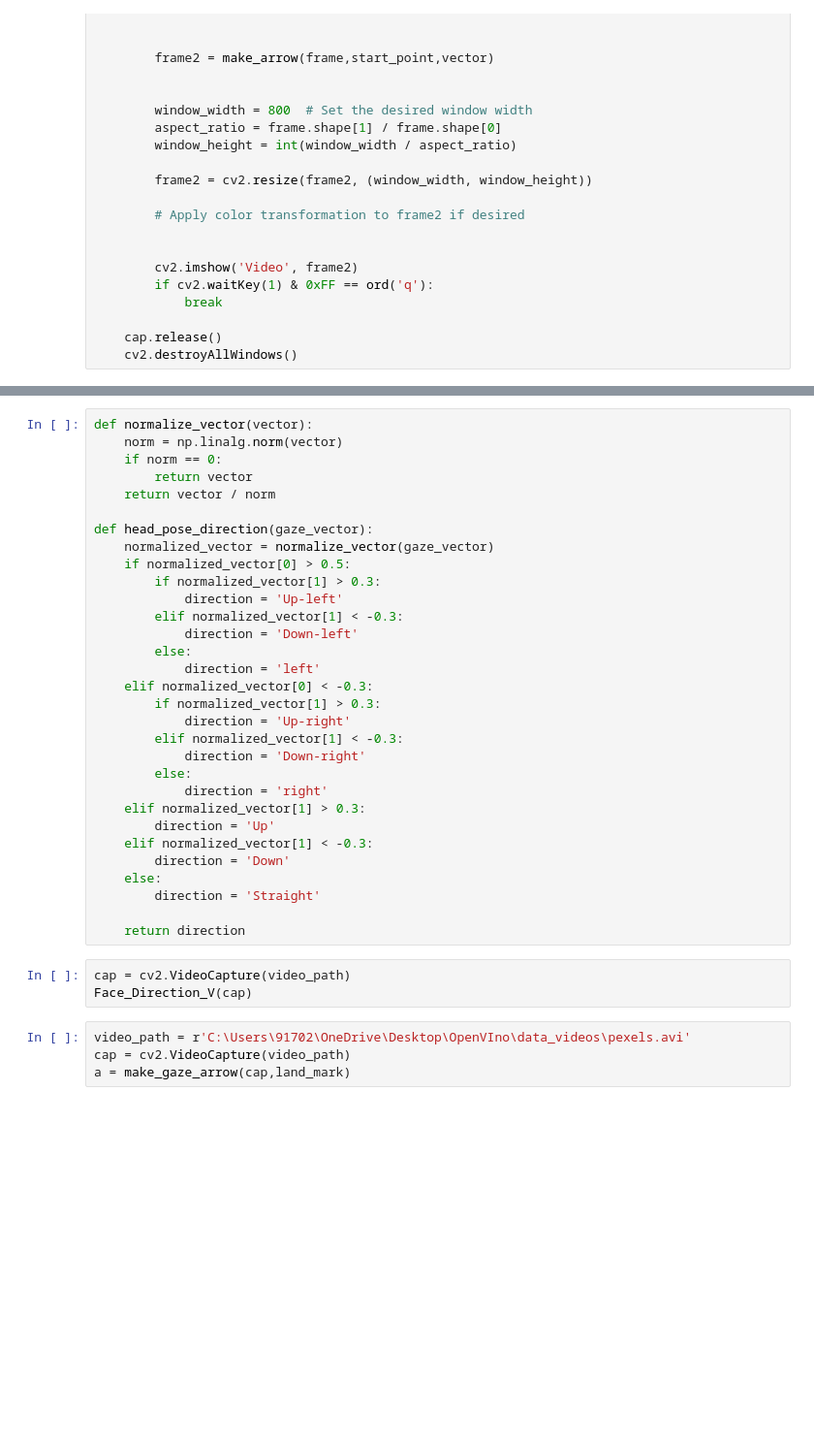
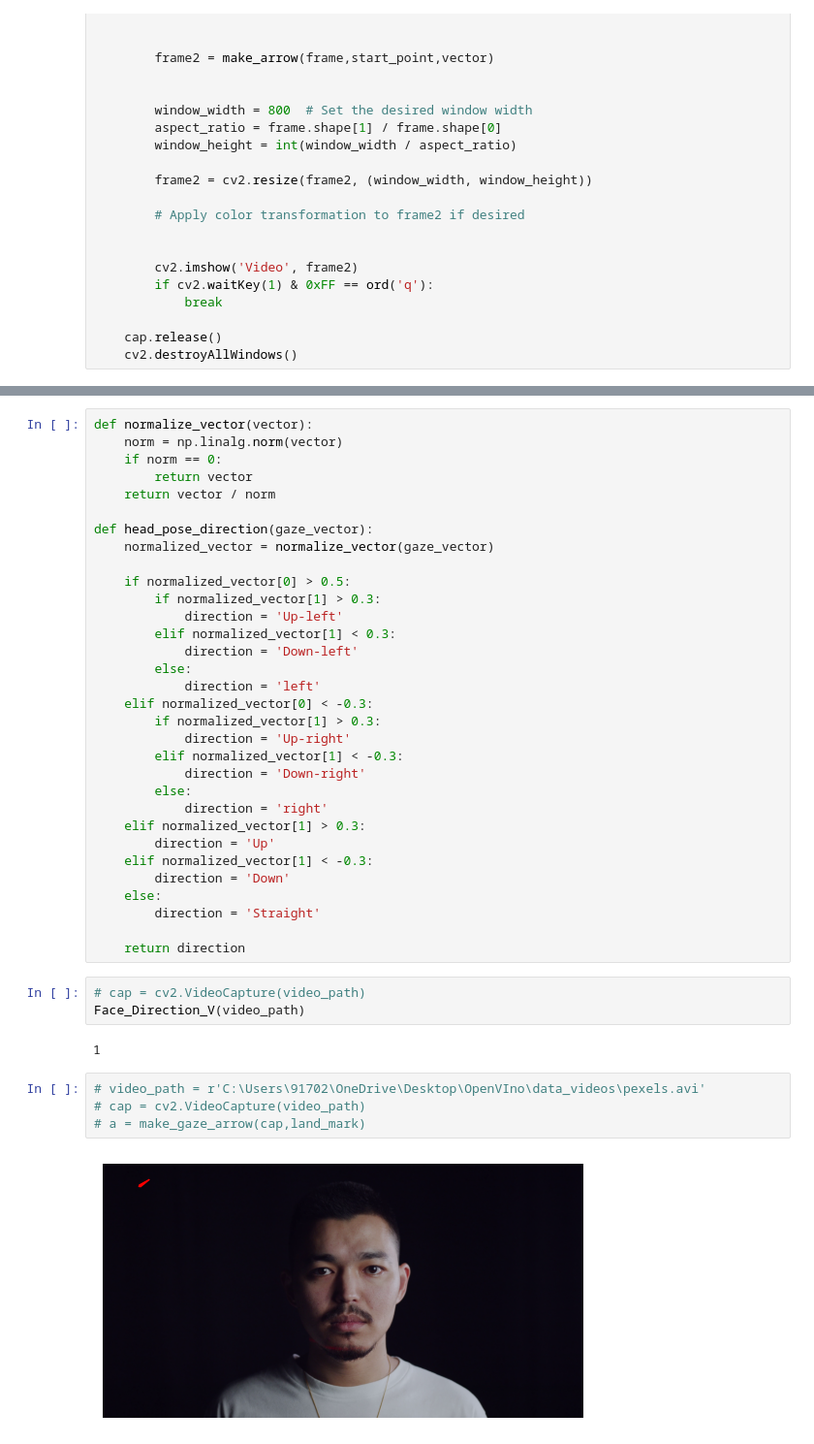
Before and after one commit to Piyush-K108/Face-Observation-OpenVIno, a Jupyter notebook: FaceDetectionvideos.ipynb, the cells around one changed output, grey strips where cells are left out. Shown at 97% size. Saved outputs shown, nothing was run; the diff lists cells and outputs as text; blank space fills up the shorter version.

```diff
--- a/FaceDetectionvideos.ipynb
+++ b/FaceDetectionvideos.ipynb
@@ -402,10 +406,11 @@ def normalize_vector(vector):
 
 def head_pose_direction(gaze_vector):
     normalized_vector = normalize_vector(gaze_vector)
+
     if normalized_vector[0] > 0.5:
         if normalized_vector[1] > 0.3:
             direction = 'Up-left'
-        elif normalized_vector[1] < -0.3:
+        elif normalized_vector[1] < 0.3:
             direction = 'Down-left'
         else:
             direction = 'left'
@@ -425,9 +430,13 @@ def head_pose_direction(gaze_vector):
 
     return direction
 # %%
-cap = cv2.VideoCapture(video_path)
-Face_Direction_V(cap)
+# cap = cv2.VideoCapture(video_path)
+Face_Direction_V(video_path)
+# %% [output]
+1
 # %%
-video_path = r'C:\Users\91702\OneDrive\Desktop\OpenVIno\data_videos\pexels.avi'
-cap = cv2.VideoCapture(video_path)
-a = make_gaze_arrow(cap,land_mark)
+# video_path = r'C:\Users\91702\OneDrive\Desktop\OpenVIno\data_videos\pexels.avi'
+# cap = cv2.VideoCapture(video_path)
+# a = make_gaze_arrow(cap,land_mark)
+# %% [output]
+[figure, added]
```
Also changed, not shown: parts of 3 cells of this notebook.
